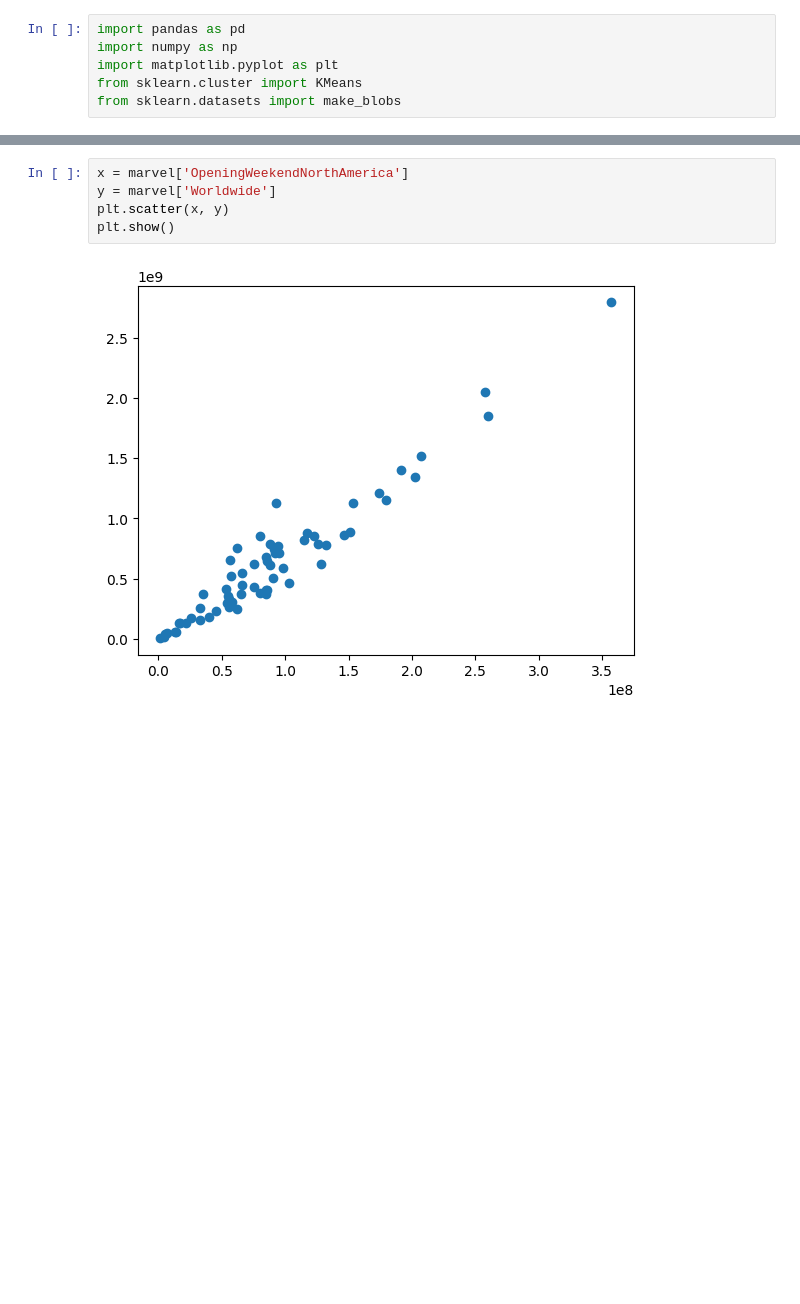
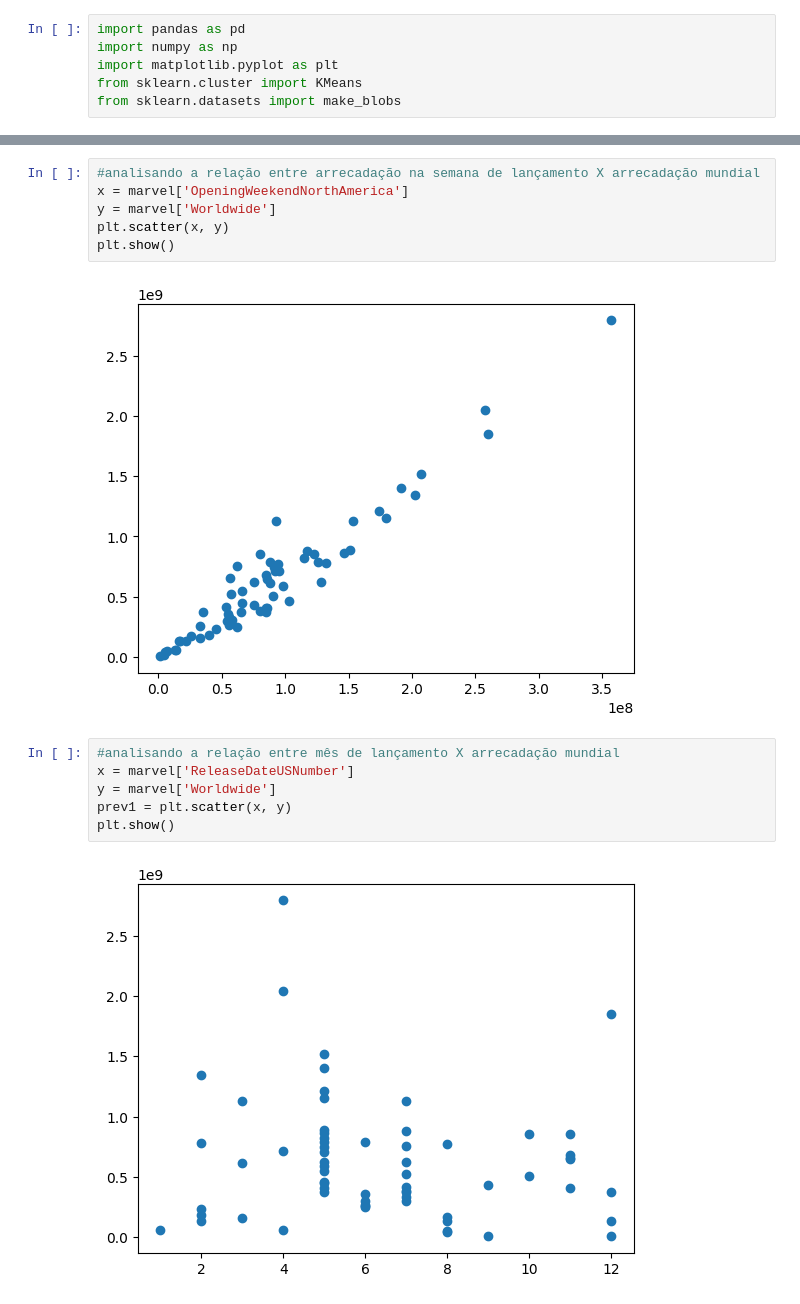
Before and after one commit to NevermindGust/IA_Python_Aulas, a Jupyter notebook: A3_MarvelMovie.ipynb, the cells around one changed output, grey strips where cells are left out. Saved outputs shown, nothing was run; the diff lists cells and outputs as text; blank space fills up the shorter version.

```diff
--- a/A3_MarvelMovie.ipynb
+++ b/A3_MarvelMovie.ipynb
@@ -86,9 +91,18 @@ plt.show()
 # %% [output]
 [figure]
 # %%
+#analisando a relação entre arrecadação na semana de lançamento X arrecadação mundial
 x = marvel['OpeningWeekendNorthAmerica']
 y = marvel['Worldwide']
 plt.scatter(x, y)
 plt.show()
 # %% [output]
 [figure]
+# %%
+#analisando a relação entre mês de lançamento X arrecadação mundial
+x = marvel['ReleaseDateUSNumber']
+y = marvel['Worldwide']
+prev1 = plt.scatter(x, y)
+plt.show()
+# %% [output]
+[figure, added]
```
Also changed, not shown: parts of 13 cells of this notebook.
